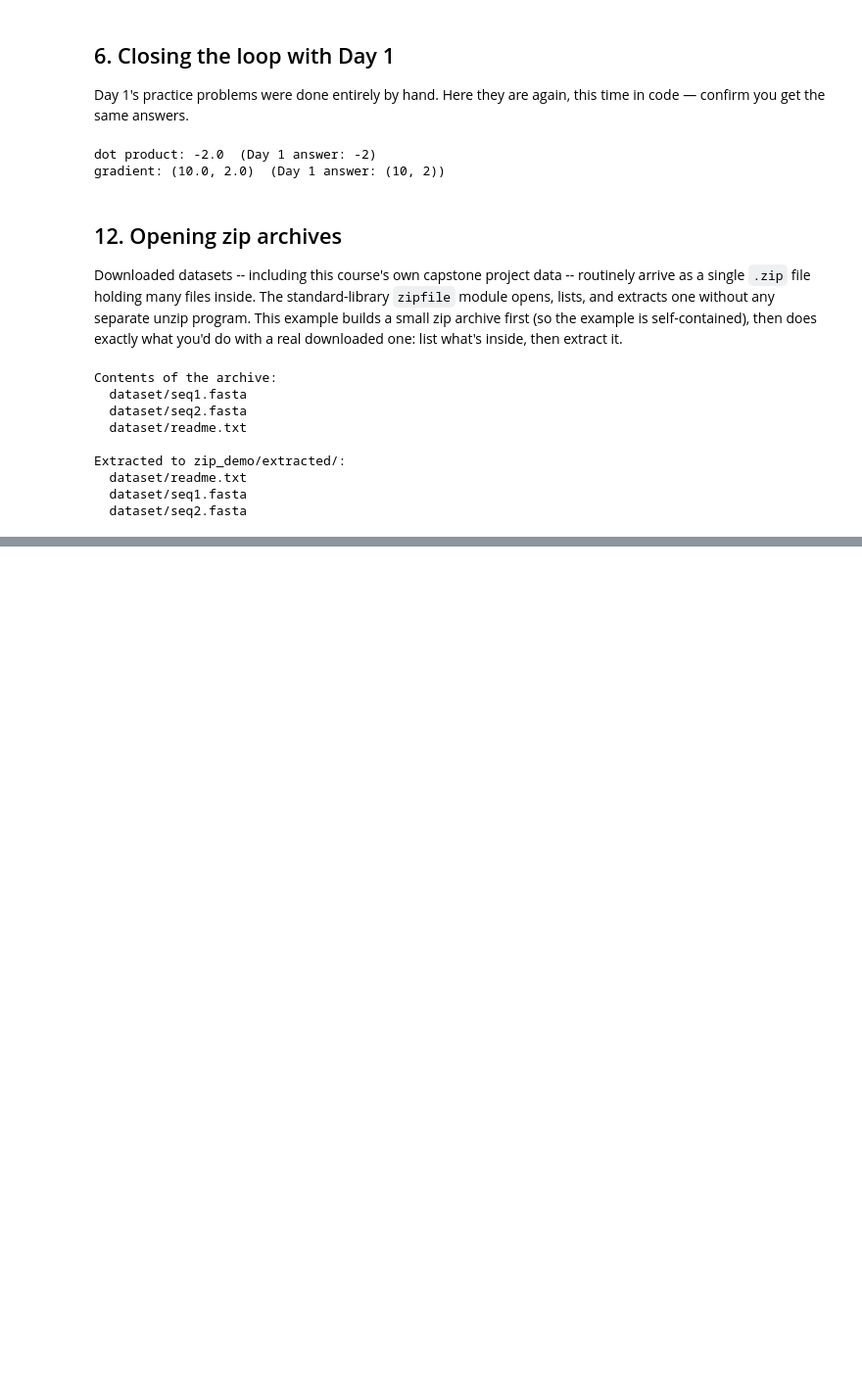
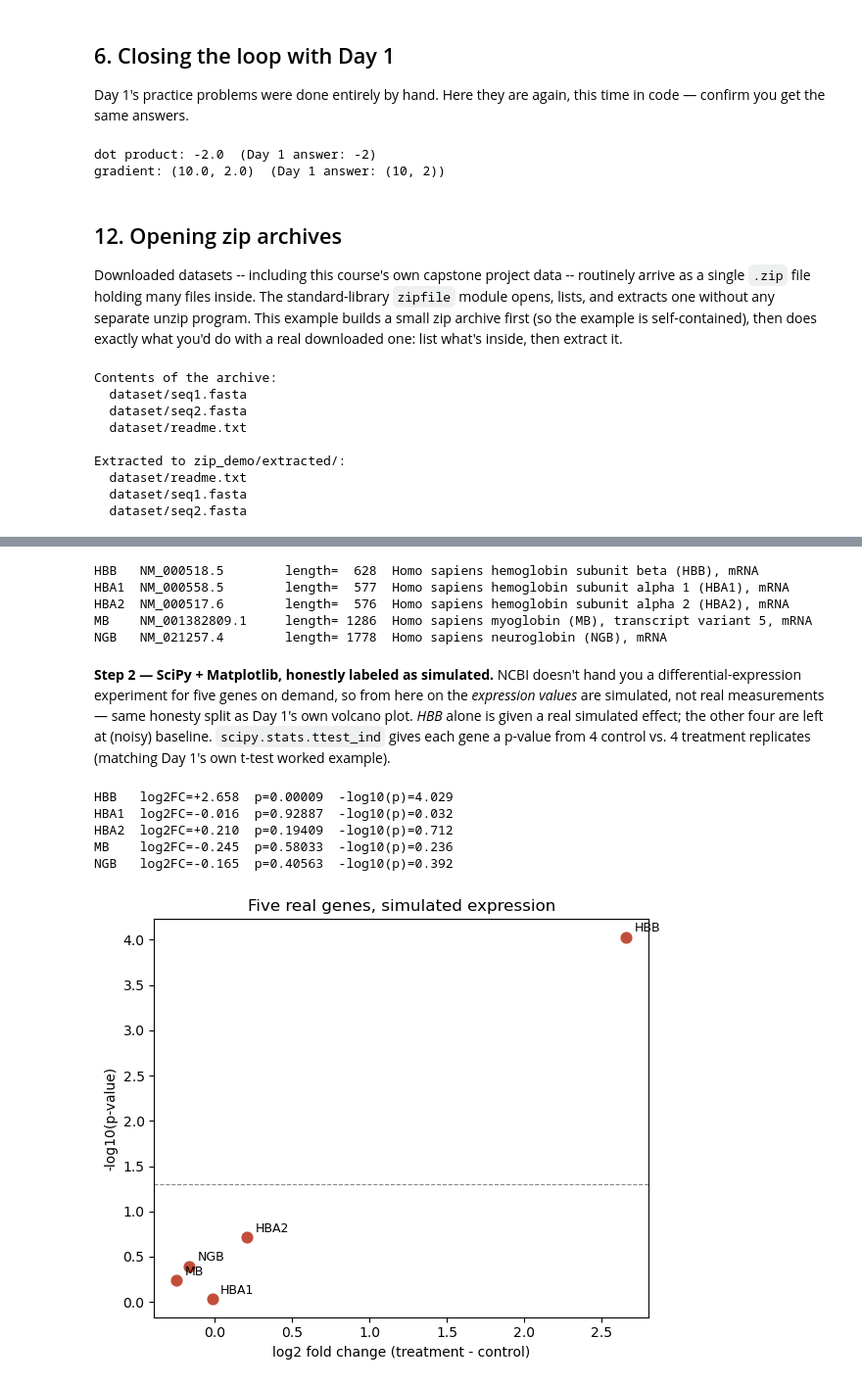
Before and after one commit to ElofssonLab/kb8029-book, a Jupyter notebook: notebooks/day02-tensors-and-a-first-class.ipynb, the cells around one changed output, grey strips where cells are left out. Shown at 98% size. Saved outputs shown, nothing was run; the diff lists cells and outputs as text; code cells hidden in the pictures; blank space fills up the shorter version.

```diff
--- a/notebooks/day02-tensors-and-a-first-class.ipynb
+++ b/notebooks/day02-tensors-and-a-first-class.ipynb
@@ -389,0 +372,79 @@ Add a method to `DnaSequence` that returns the reverse complement. (Hint: comple
+# %%
+from Bio import Entrez, SeqIO
+
+Entrez.email = "arne@bioinfo.se"
+
+gene_accessions = {
+    "HBB": "NM_000518.5",
+    "HBA1": "NM_000558.5",
+    "HBA2": "NM_000517.6",
+    "MB": "NM_001382809.1",
+    "NGB": "NM_021257.4",
+}
+
+records = {}
+for symbol, acc in gene_accessions.items():
+    handle = Entrez.efetch(db="nuccore", id=acc, rettype="gb", retmode="text")
+    records[symbol] = SeqIO.read(handle, "genbank")
+    handle.close()
+    print(f"{symbol:5s} {acc:18s} length={len(records[symbol].seq):5d}  {records[symbol].description}")
+# %% [output]
+HBB   NM_000518.5        length=  628  Homo sapiens hemoglobin subunit beta (HBB), mRNA
+HBA1  NM_000558.5        length=  577  Homo sapiens hemoglobin subunit alpha 1 (HBA1), mRNA
+HBA2  NM_000517.6        length=  576  Homo sapiens hemoglobin subunit alpha 2 (HBA2), mRNA
+MB    NM_001382809.1     length= 1286  Homo sapiens myoglobin (MB), transcript variant 5, mRNA
+NGB   NM_021257.4        length= 1778  Homo sapiens neuroglobin (NGB), mRNA
+# %% [markdown]
+**Step 2 — SciPy + Matplotlib, honestly labeled as simulated.** NCBI
+doesn't hand you a differential-expression experiment for five genes on
+demand, so from here on the *expression values* are simulated, not real
+measurements — same honesty split as Day 1's own volcano plot. *HBB*
+alone is given a real simulated effect; the other four are left at
+(noisy) baseline. `scipy.stats.ttest_ind` gives each gene a p-value from
+4 control vs. 4 treatment replicates (matching Day 1's own t-test worked
+example).
+# %%
+import numpy as np
+from scipy import stats
+
+rng = np.random.default_rng(2)
+n_replicates = 4
+
+# Illustrative baseline log2 expression levels and true simulated fold
+# changes -- NOT real measurements. Only HBB is given a real effect.
+baseline_expr = {"HBB": 10.0, "HBA1": 9.5, "HBA2": 9.3, "MB": 6.0, "NGB": 3.0}
+true_log2fc =    {"HBB": 2.0,  "HBA1": 0.1, "HBA2": -0.05, "MB": 0.0, "NGB": 0.15}
+
+results = []
+for symbol in gene_accessions:
+    control = rng.normal(baseline_expr[symbol], 0.4, size=n_replicates)
+    treatment = rng.normal(baseline_expr[symbol] + true_log2fc[symbol], 0.4, size=n_replicates)
+    t_stat, p_value = stats.ttest_ind(control, treatment)
+    observed_log2fc = treatment.mean() - control.mean()
+    results.append((symbol, observed_log2fc, p_value))
+    print(f"{symbol:5s} log2FC={observed_log2fc:+.3f}  p={p_value:.5f}  -log10(p)={-np.log10(p_value):.3f}")
+# %% [output]
+HBB   log2FC=+2.658  p=0.00009  -log10(p)=4.029
+HBA1  log2FC=-0.016  p=0.92887  -log10(p)=0.032
+HBA2  log2FC=+0.210  p=0.19409  -log10(p)=0.712
+MB    log2FC=-0.245  p=0.58033  -log10(p)=0.236
+NGB   log2FC=-0.165  p=0.40563  -log10(p)=0.392
+# %%
+import matplotlib.pyplot as plt
+
+symbols = [r[0] for r in results]
+log2fcs = np.array([r[1] for r in results])
+pvalues = np.array([r[2] for r in results])
+
+fig, ax = plt.subplots(figsize=(6, 5))
+ax.scatter(log2fcs, -np.log10(pvalues), s=60, color="#c14e3a")
+for sym, x, y in zip(symbols, log2fcs, -np.log10(pvalues)):
+    ax.annotate(sym, (x, y), textcoords="offset points", xytext=(6, 4), fontsize=9)
+ax.axhline(-np.log10(0.05), color="#888", linestyle="--", linewidth=0.8)
+ax.set_xlabel("log2 fold change (treatment - control)")
+ax.set_ylabel("-log10(p-value)")
+ax.set_title("Five real genes, simulated expression")
+fig.tight_layout()
+plt.show()
+# %% [output]
+[figure, added]
```
Also changed, not shown: parts of 40 cells of this notebook, 5 other files.
